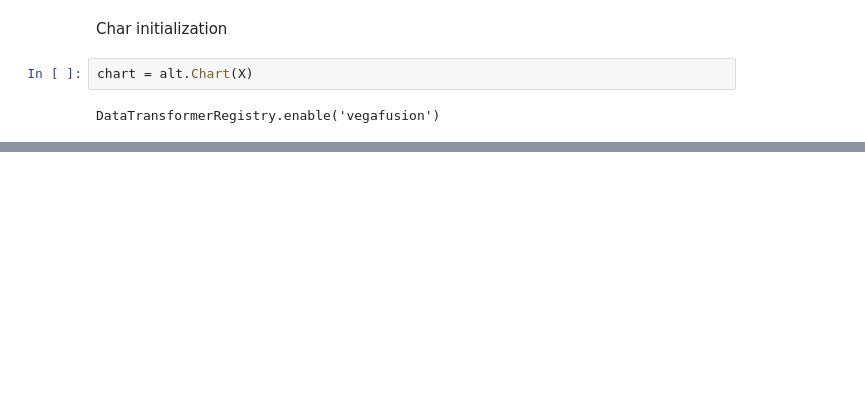
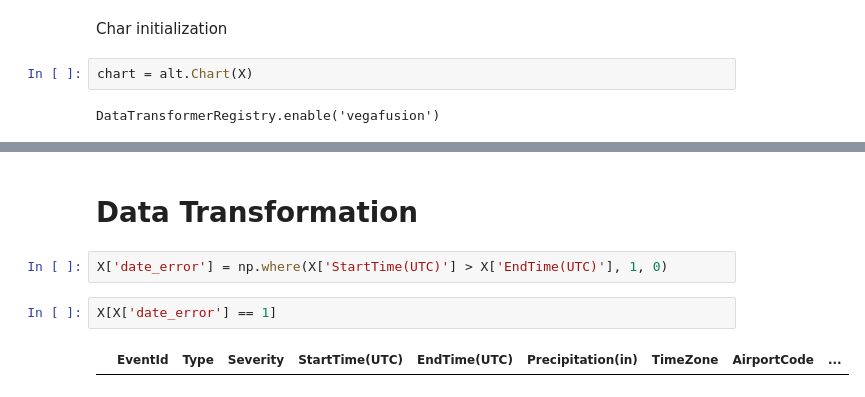
Before and after one commit to fernandohitmas/information_visualization, a Jupyter notebook: us_weather_events_16_20_project/part1.ipynb, the cells around one changed output, grey strips where cells are left out. Drawn from its saved outputs; the diff is of its cells as text; blank space fills up the shorter version.

```diff
--- a/us_weather_events_16_20_project/part1.ipynb
+++ b/us_weather_events_16_20_project/part1.ipynb
@@ -136,0 +427,8 @@ base.mark_bar() + base.mark_text(align='center', dx=0, yOffset=-10)
+# %% [markdown]
+# Data Transformation
+# %%
+X['date_error'] = np.where(X['StartTime(UTC)'] > X['EndTime(UTC)'], 1, 0)
+# %%
+X[X['date_error'] == 1]
+# %% [output]
+|  | EventId | Type | Severity | StartTime(UTC) | EndTime(UTC) | Precipitation(in) | TimeZone | AirportCode | ... |
```
Also changed, not shown: parts of 46 cells of this notebook.
